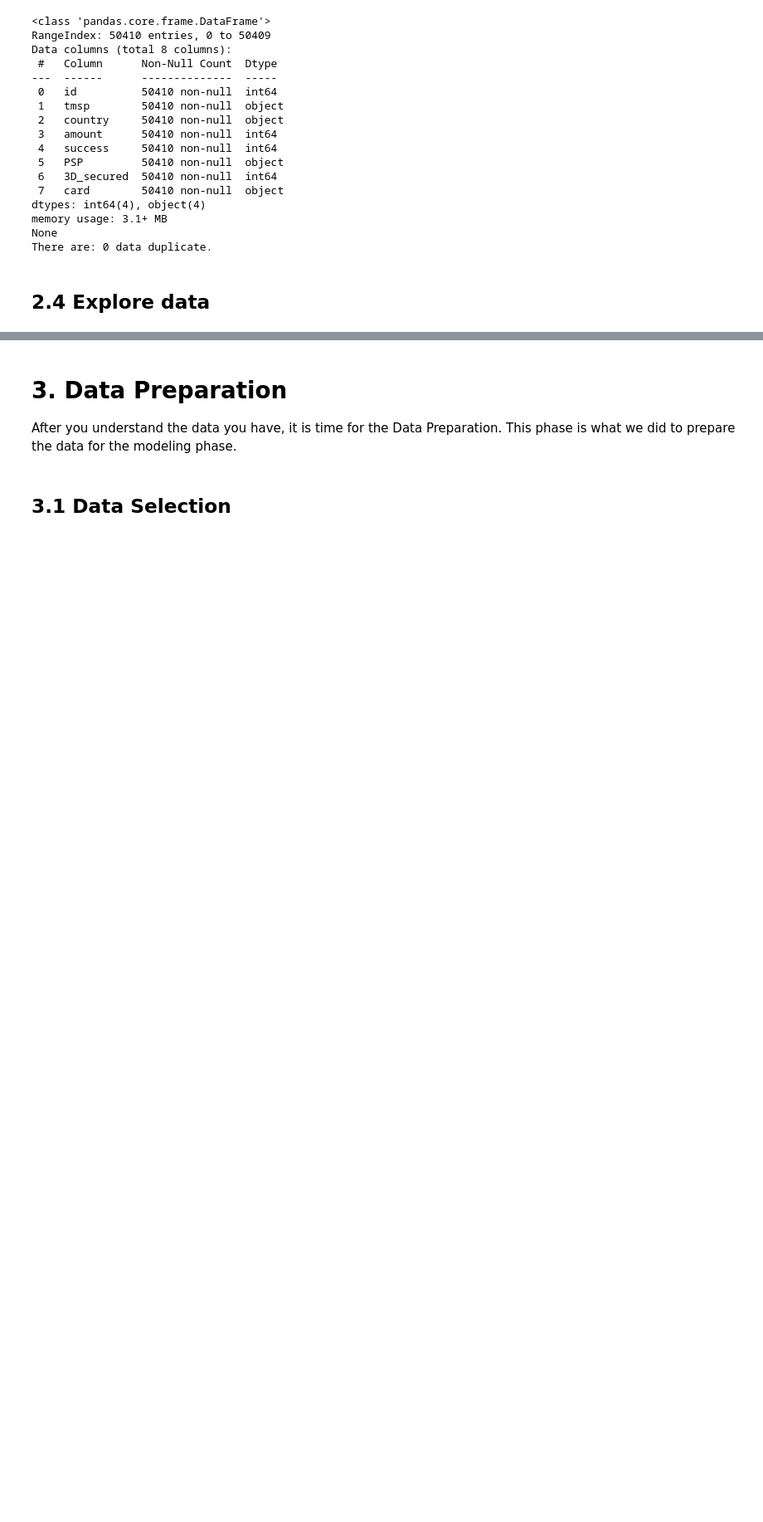
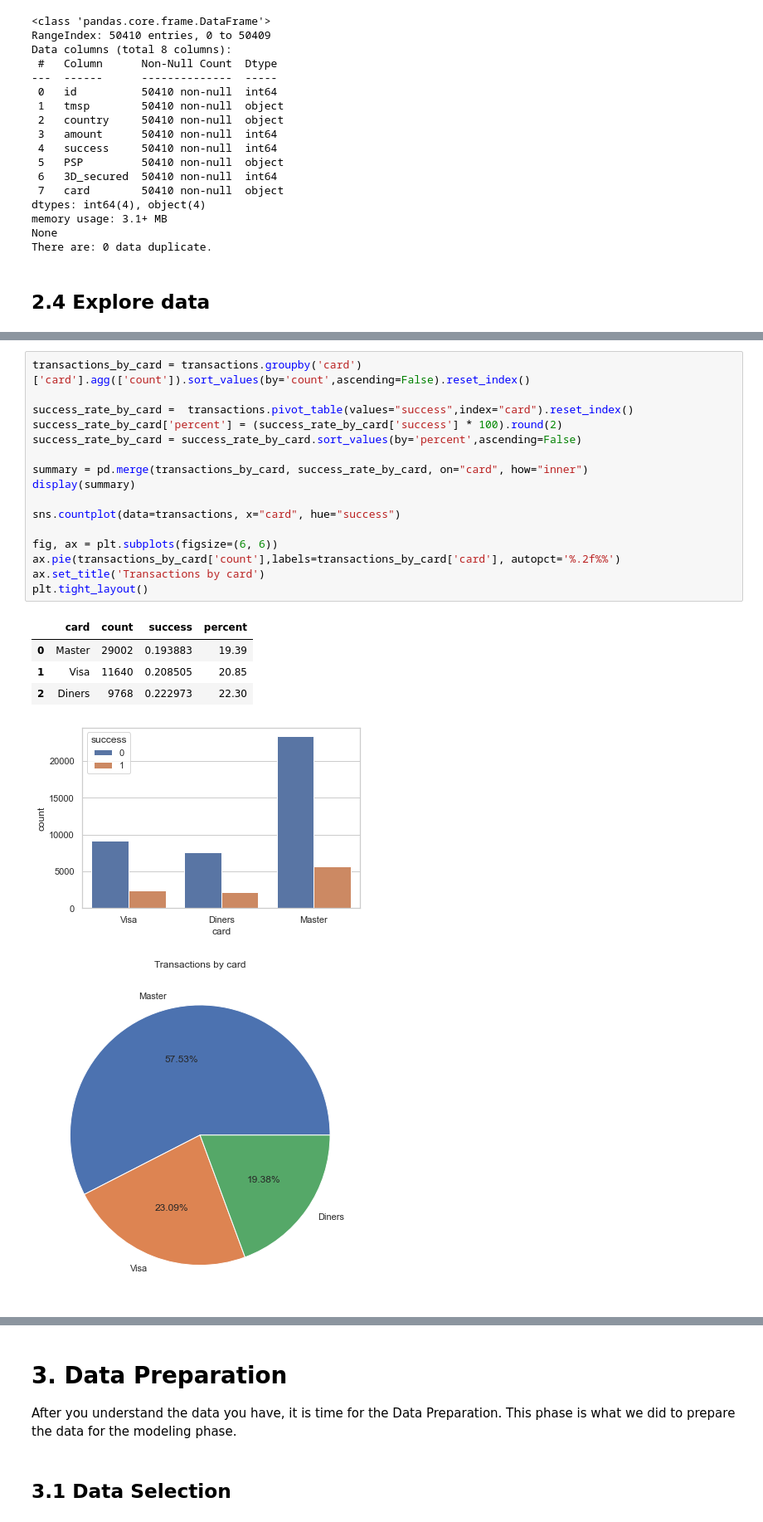
Before and after one commit to igorlevecarov/DataScience, a Jupyter notebook: Credit Card Routing for Online Purchase via Predictive Modelling/notebook.ipynb, the cells around one changed output, grey strips where cells are left out. Shown at 83% size. Drawn from its saved outputs; the diff is of its cells as text; blank space fills up the shorter version.

```diff
--- a/Credit Card Routing for Online Purchase via Predictive Modelling/notebook.ipynb
+++ b/Credit Card Routing for Online Purchase via Predictive Modelling/notebook.ipynb
@@ -186,0 +220,23 @@ plt.tight_layout()
+# %%
+transactions_by_card = transactions.groupby('card')['card'].agg(['count']).sort_values(by='count',ascending=False).reset_index()
+
+success_rate_by_card =  transactions.pivot_table(values="success",index="card").reset_index()
+success_rate_by_card['percent'] = (success_rate_by_card['success'] * 100).round(2)
+success_rate_by_card = success_rate_by_card.sort_values(by='percent',ascending=False)
+
+summary = pd.merge(transactions_by_card, success_rate_by_card, on="card", how="inner")
+display(summary)
+
+sns.countplot(data=transactions, x="card", hue="success")
+
+fig, ax = plt.subplots(figsize=(6, 6))
+ax.pie(transactions_by_card['count'],labels=transactions_by_card['card'], autopct='%.2f%%')
+ax.set_title('Transactions by card')
+plt.tight_layout()
+# %% [output]
+|  | card | count | success | percent |
+| 0 | Master | 29002 | 0.193883 | 19.39 |
+| 1 | Visa | 11640 | 0.208505 | 20.85 |
+| 2 | Diners | 9768 | 0.222973 | 22.30 |
+[figure, added]
+[figure, added]
```
Also changed, not shown: parts of 17 cells of this notebook.
